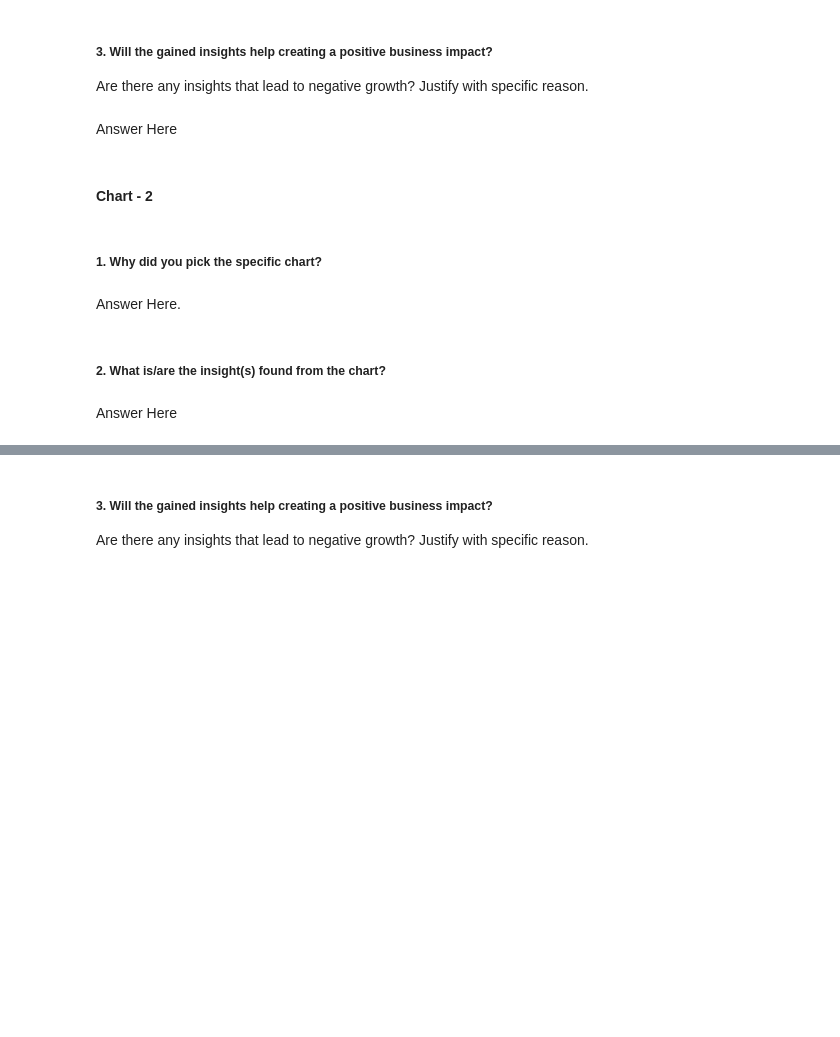
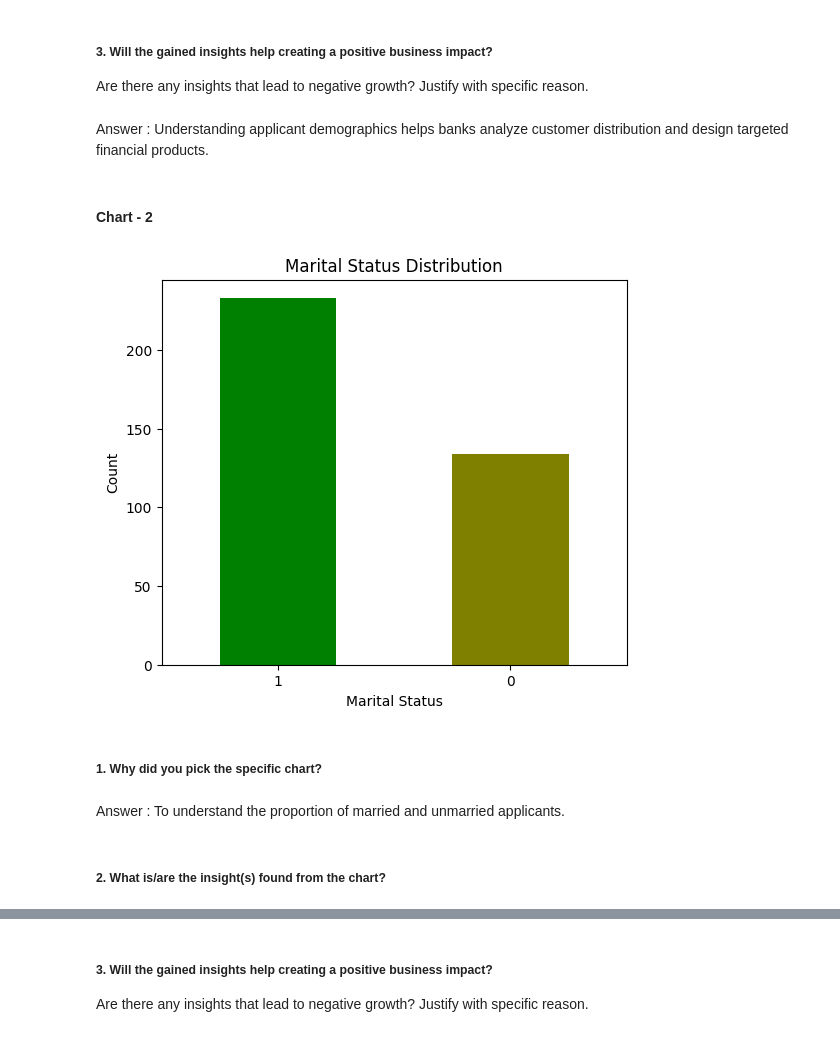
Before and after one commit to anujpurohit0501/Loan_Prediction, a Jupyter notebook: Loan_Prediction.ipynb, the cells around one changed output, grey strips where cells are left out. Drawn from its saved outputs; the diff is of its cells as text; code cells hidden in the pictures; blank space fills up the shorter version.

```diff
--- a/Loan_Prediction.ipynb
+++ b/Loan_Prediction.ipynb
@@ -256,7 +301,7 @@ Answer Here
 # %% [markdown]
 ##### 3. Will the gained insights help creating a positive business impact?
 Are there any insights that lead to negative growth? Justify with specific reason.
-# %% [markdown]
-Answer Here
+# %% [markdown]
+Answer : Understanding applicant demographics helps banks analyze customer distribution and design targeted financial products.
 # %% [markdown]
 #### Chart - 2
@@ -265,8 +308,20 @@ Answer Here
+# %%
+# Chart - 2 visualization code
+plt.figure(figsize=(6,5))
+
+df['Married'].value_counts().plot(kind='bar', color=['green','olive'])
+
+plt.title("Marital Status Distribution")
+plt.xlabel("Marital Status")
+plt.ylabel("Count")
+plt.xticks(rotation=0)
+
+plt.show()
+# %% [output]
+[figure, added]
 # %% [markdown]
 ##### 1. Why did you pick the specific chart?
-# %% [markdown]
-Answer Here.
+# %% [markdown]
+Answer : To understand the proportion of married and unmarried applicants.
 # %% [markdown]
 ##### 2. What is/are the insight(s) found from the chart?
-# %% [markdown]
-Answer Here
```
Also changed, not shown: parts of 50 cells of this notebook.
